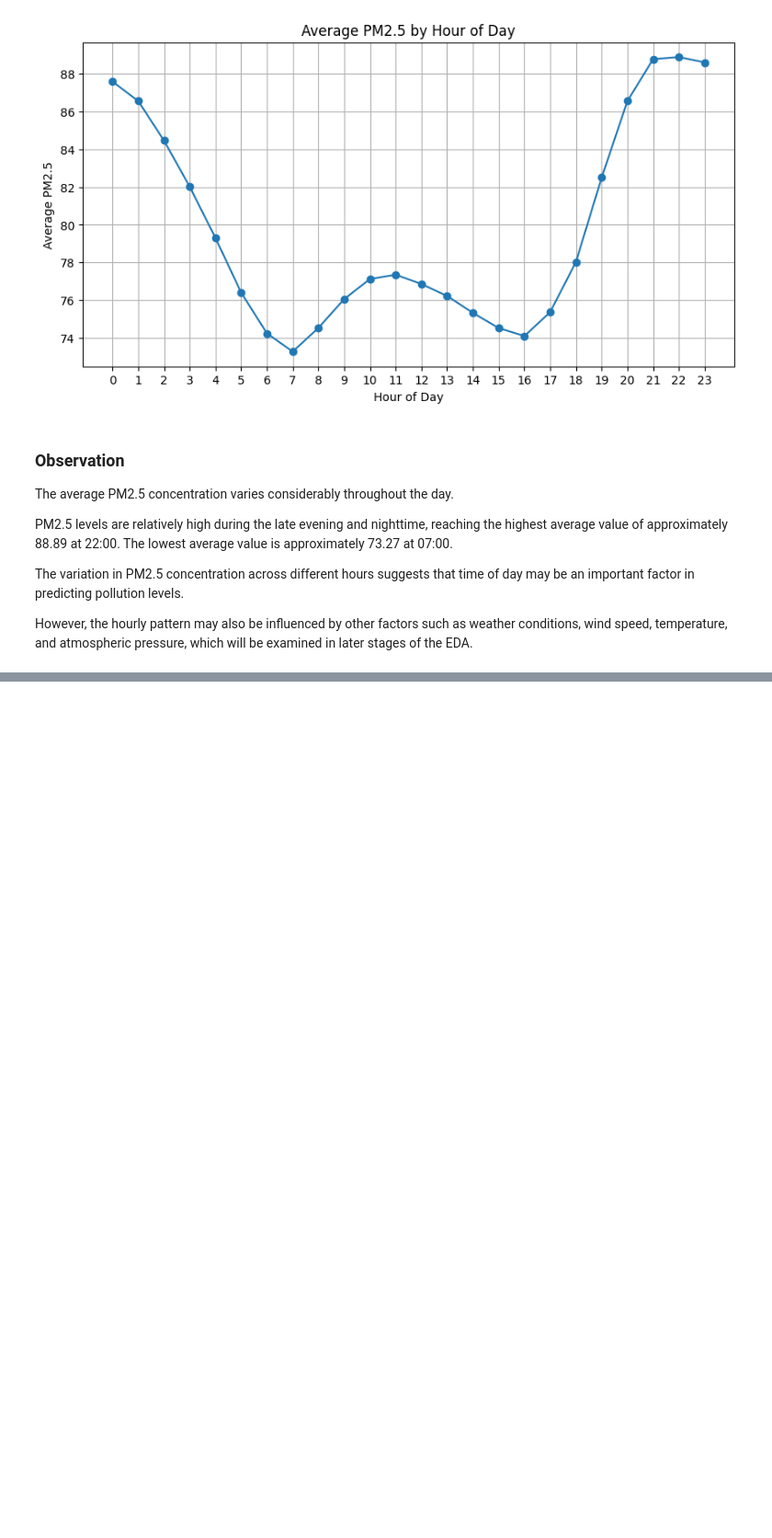
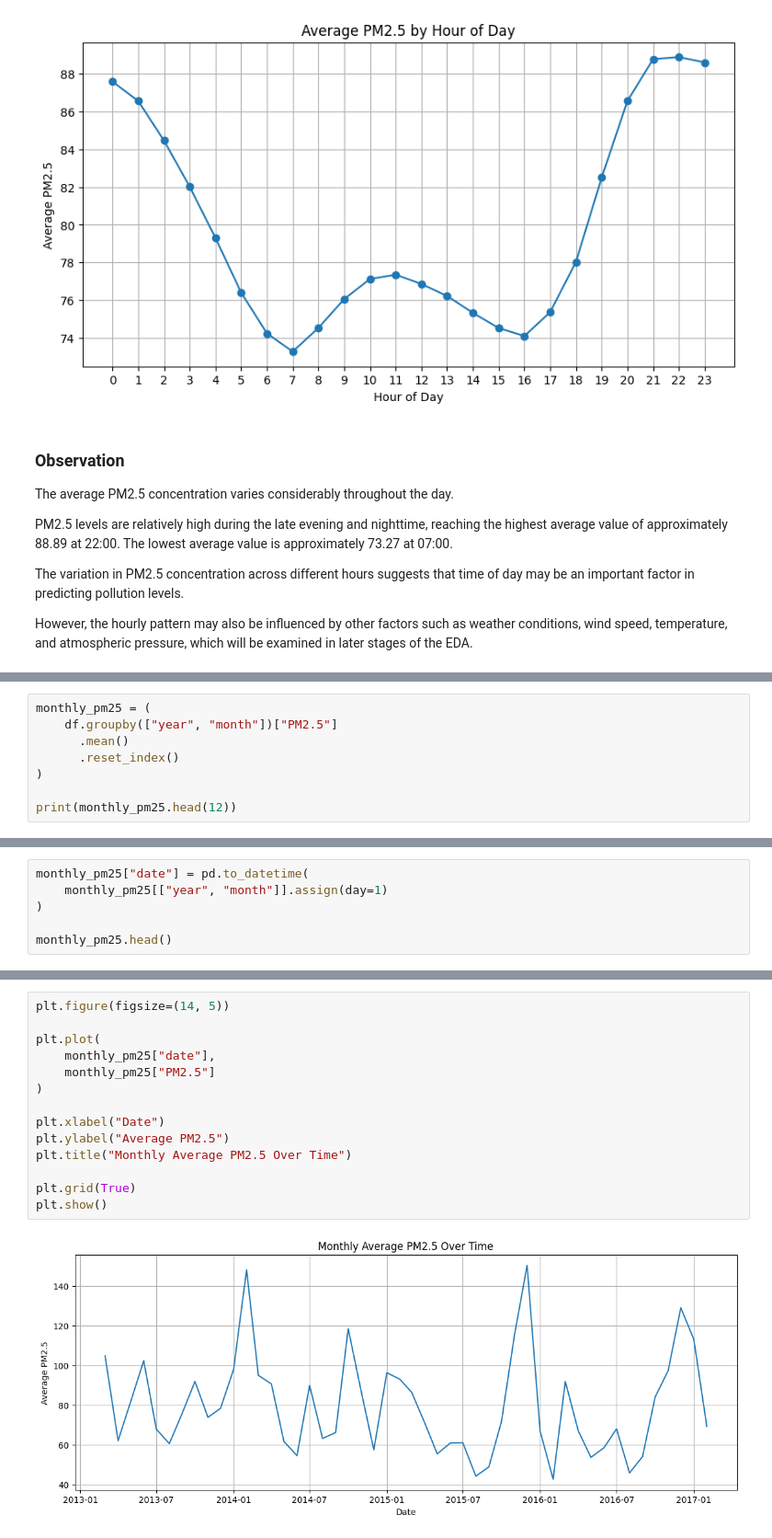
Before and after one commit to Jigyasa-sharma7/Pollution-Level-Forecasting, a Jupyter notebook: notebooks/02_EDA.ipynb, the cells around one changed output, grey strips where cells are left out. Shown at 92% size. Drawn from its saved outputs; the diff is of its cells as text; blank space fills up the shorter version.

```diff
--- a/notebooks/02_EDA.ipynb
+++ b/notebooks/02_EDA.ipynb
@@ -233,0 +237,8 @@ However, the hourly pattern may also be influenced by other factors such as weat
+# %%
+monthly_pm25 = (
+    df.groupby(["year", "month"])["PM2.5"]
+      .mean()
+      .reset_index()
+)
+
+print(monthly_pm25.head(12))
@@ -233,0 +259,6 @@ However, the hourly pattern may also be influenced by other factors such as weat
+# %%
+monthly_pm25["date"] = pd.to_datetime(
+    monthly_pm25[["year", "month"]].assign(day=1)
+)
+
+monthly_pm25.head()
@@ -233,0 +272,16 @@ However, the hourly pattern may also be influenced by other factors such as weat
+# %%
+plt.figure(figsize=(14, 5))
+
+plt.plot(
+    monthly_pm25["date"],
+    monthly_pm25["PM2.5"]
+)
+
+plt.xlabel("Date")
+plt.ylabel("Average PM2.5")
+plt.title("Monthly Average PM2.5 Over Time")
+
+plt.grid(True)
+plt.show()
+# %% [output]
+[figure, added]
```
Also changed, not shown: parts of 29 cells of this notebook.
